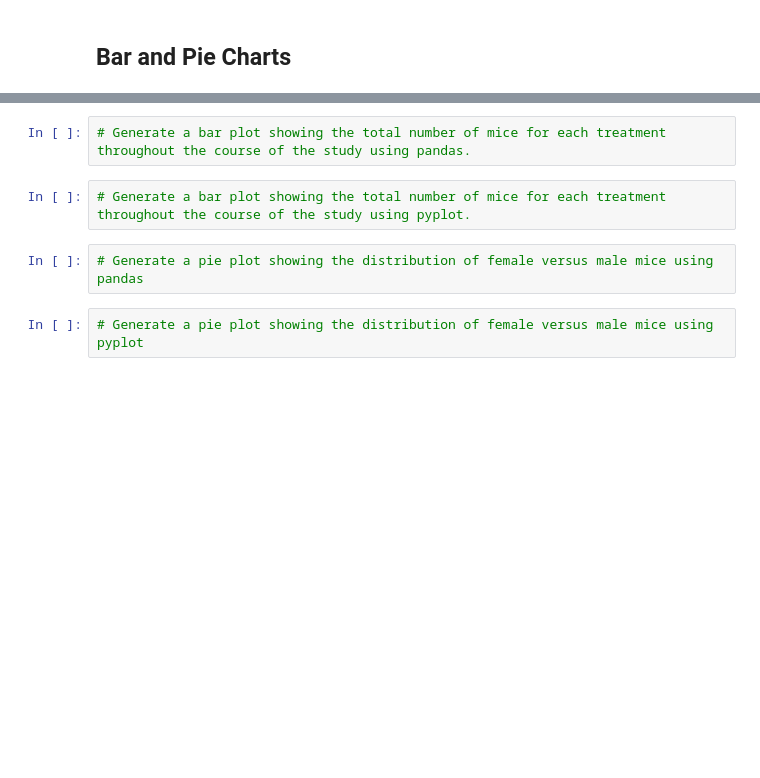
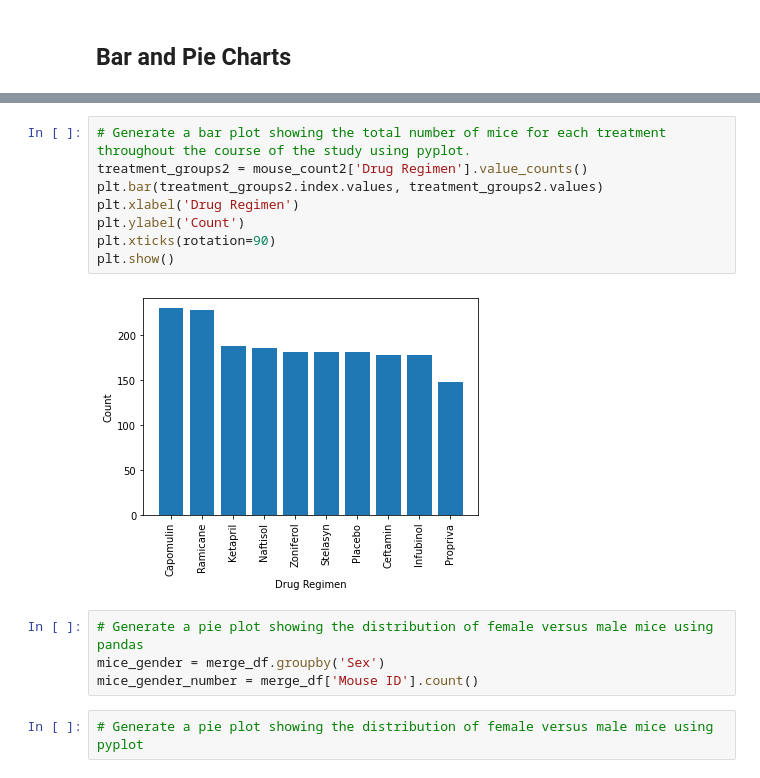
Before and after one commit to rebeccaruth/matplotlib-homework, a Jupyter notebook: Pymaceuticals/pymaceuticals_starter.ipynb, the cells around one changed output, grey strips where cells are left out. Drawn from its saved outputs; the diff is of its cells as text; blank space fills up the shorter version.

```diff
--- a/Pymaceuticals/pymaceuticals_starter.ipynb
+++ b/Pymaceuticals/pymaceuticals_starter.ipynb
@@ -86,9 +134,17 @@ The population standard deviation using the NumPy module is 8.892372011463417
 # %%
-# Generate a bar plot showing the total number of mice for each treatment throughout the course of the study using pandas.
+# Generate a bar plot showing the total number of mice for each treatment throughout the course of the study using pyplot.
+treatment_groups2 = mouse_count2['Drug Regimen'].value_counts()
+plt.bar(treatment_groups2.index.values, treatment_groups2.values)
+plt.xlabel('Drug Regimen')
+plt.ylabel('Count')
+plt.xticks(rotation=90)
+plt.show()
+# %% [output]
+[figure, added]
-# %%
-# Generate a bar plot showing the total number of mice for each treatment throughout the course of the study using pyplot.
 # %%
 # Generate a pie plot showing the distribution of female versus male mice using pandas
+mice_gender = merge_df.groupby('Sex')
+mice_gender_number = merge_df['Mouse ID'].count()
 # %%
 # Generate a pie plot showing the distribution of female versus male mice using pyplot
 # %% [markdown]
```
Also changed, not shown: parts of 8 cells of this notebook.
